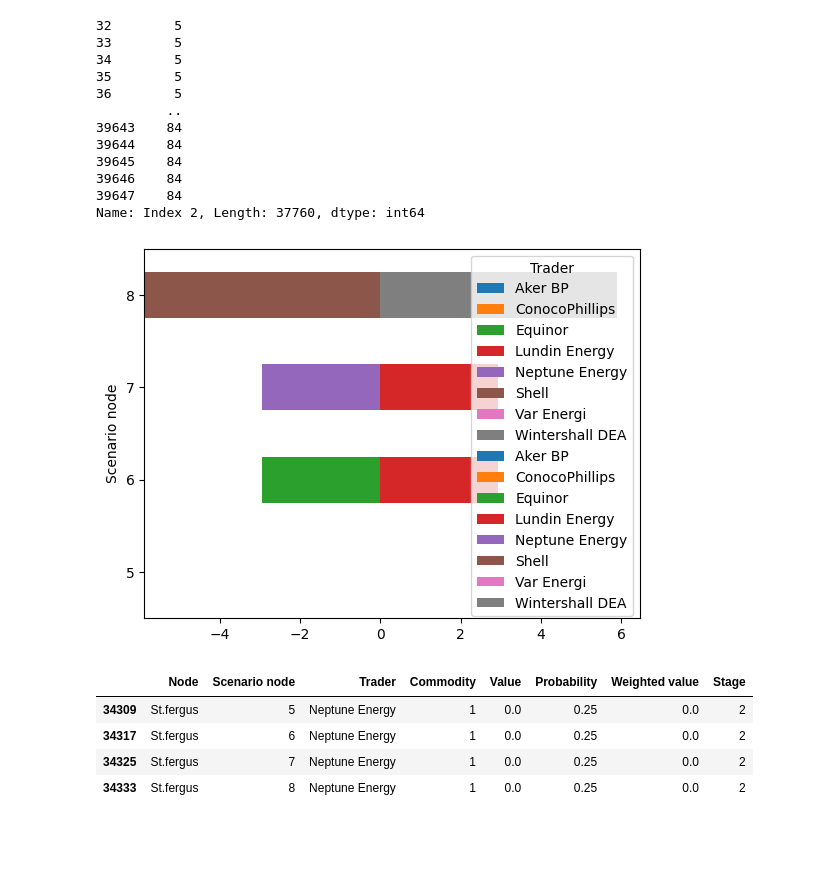
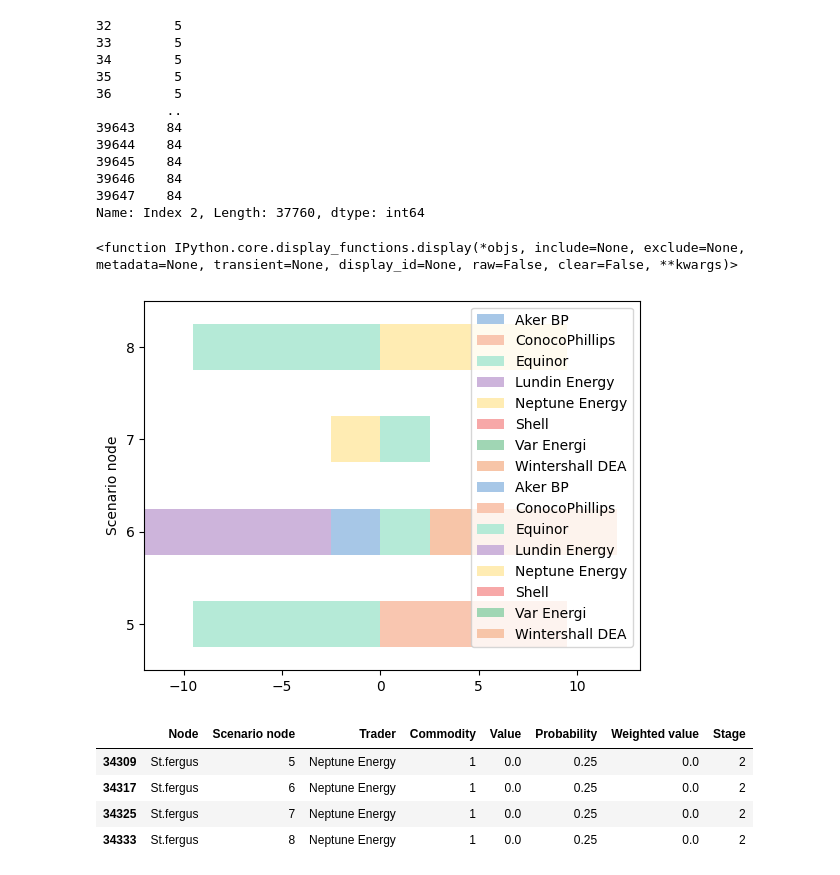
Before and after one commit to berendmarkhorst/secondary_gas_market, a Jupyter notebook: analysis.ipynb, the cells around one changed output. Saved outputs shown, nothing was run; the diff lists cells and outputs as text; code cells hidden in the pictures; blank space fills up the shorter version.

Commit message:
New visualisations

```diff
--- a/analysis.ipynb
+++ b/analysis.ipynb
@@ -142,6 +146,8 @@ def read_data(input_file):
 
         df["Weighted value"] = df["Value"] * df["Probability"]
 
+        df["Time block"] = (df["Scenario node"] - 1)% 4 + 1
+
         if "Trader" in df.columns:
             df["Trader"] = df["Trader"].map(traders_dict)
 
@@ -426,28 +458,25 @@ plt.show()
 [figure]
 # %% [markdown]
 # 4.3.2 System throughput
-# %%
-result = {}
-for specific_name in ["day ahead", "intra day"]:
-    result[specific_name.capitalize()] = {}
-    for n in problem.stages[0].nodes:
-        result[specific_name.capitalize()][n.name.capitalize()] = sum(m.probability * get_value_from_solution(f"q_sales[{t.trader_id},{n.node_id},{m.stage_id},{k.commodity_id},{d}]", solution) for m in problem.stages for n_tilde in m_tilde.nodes for t in problem.traders for k in problem.commodities for d in problem.d_list if m.name == specific_name and n_tilde.name == n.name)
 # %%
-df = pd.DataFrame(result)
+q_sales = solution["q_sales"]
+result = pd.DataFrame()
+for stage in [2, 3]:
+    df = q_sales[q_sales["Stage"] == stage].groupby("Node").sum()["Weighted value"].loc[markets].reindex(markets).fillna(0).to_frame()
+    df.columns = [f"Stage {stage}"]
+    result = pd.concat([result, df], axis=1)
 
-# Remove empty rows
-df = df.loc[~(df.eq(0).all(axis=1))]
+result.T.plot(kind="bar", stacked=True, cmap="Set2")
 
-df.T.plot(kind="bar", stacked=True, cmap="Set2")
+max_flow = 322*4
+plt.axhline(y=max_flow, linestyle="--")
+plt.text(0.5, max_flow, 'Max flow', fontsize=12, va='center', ha='center', backgroundcolor='w')
 
 plt.xticks(rotation=0)
 
 plt.legend(title="Trader", bbox_to_anchor=(1.05, 1), loc="upper left")
 plt.ylabel("Sales")
 
-max_flow = 322*4
-plt.axhline(y=max_flow, linestyle="--")
-plt.text(0.5, max_flow, 'Max flow', fontsize=12, va='center', ha='center', backgroundcolor='w')
-
+plt.title("System throughput")
 
 plt.show()
@@ -643,29 +725,19 @@ plt.title("Sensitivity to utilisation rates");
 # %%
 bought = solution["x_minus"]
 sold = solution["y_minus"]
 for i, df in enumerate([bought, sold]):
-    df = df[(df["Stage"] == 2) & (df["Node"] == "St.fergus") & (df["Scenario node"] <= 8)]
+    df = df[(df["Stage"] == 2) & (df["Node"] == "Teesside") & (df["Scenario node"] <= 8)]
     df = df.reset_index().set_index(["Scenario node"]).pivot(columns="Trader", values="Weighted value")
     if i == 1:
         df = df * -1
-    df.plot(kind="barh", stacked=True, ax=plt.gca())
+    df.plot(kind="barh", stacked=True, ax=plt.gca(), color=bar_colors)
 
-handles, labels = axes[i].get_legend_handles_labels()
-
-# Remove duplicates
-unique_labels = []
-unique_handles = []
-for h, l in zip(handles, labels):
-    if l not in unique_labels:
-        unique_labels.append(l)
-        unique_handles.append(h)
-
-# Add legend only once
-plt.legend(unique_handles, unique_labels, title="Trader", bbox_to_anchor=(1.05, 1), loc="upper left")
+plt.legend()
 
 display
 # %% [output]
+<function IPython.core.display_functions.display(*objs, include=None, exclude=None, metadata=None, transient=None, display_id=None, raw=False, clear=False, **kwargs)>
-[figure, old version]
+[figure, new version]
 # %%
 df = solution["x_minus"]
 df = df[(df["Stage"] == 2) & (df["Node"] == "St.fergus") & (df["Scenario node"] <= 8)]
```
Also changed, not shown: parts of 7 cells of this notebook, 3 other files.
